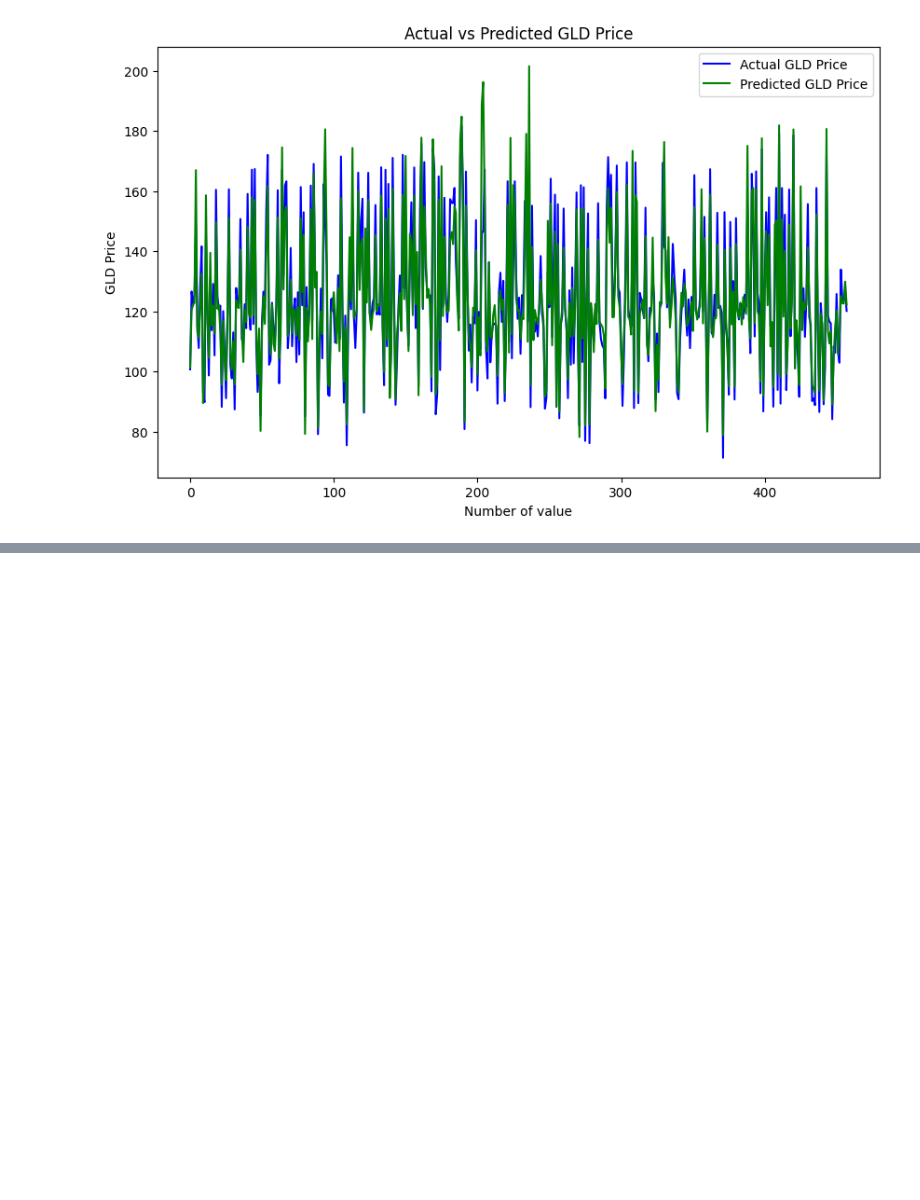
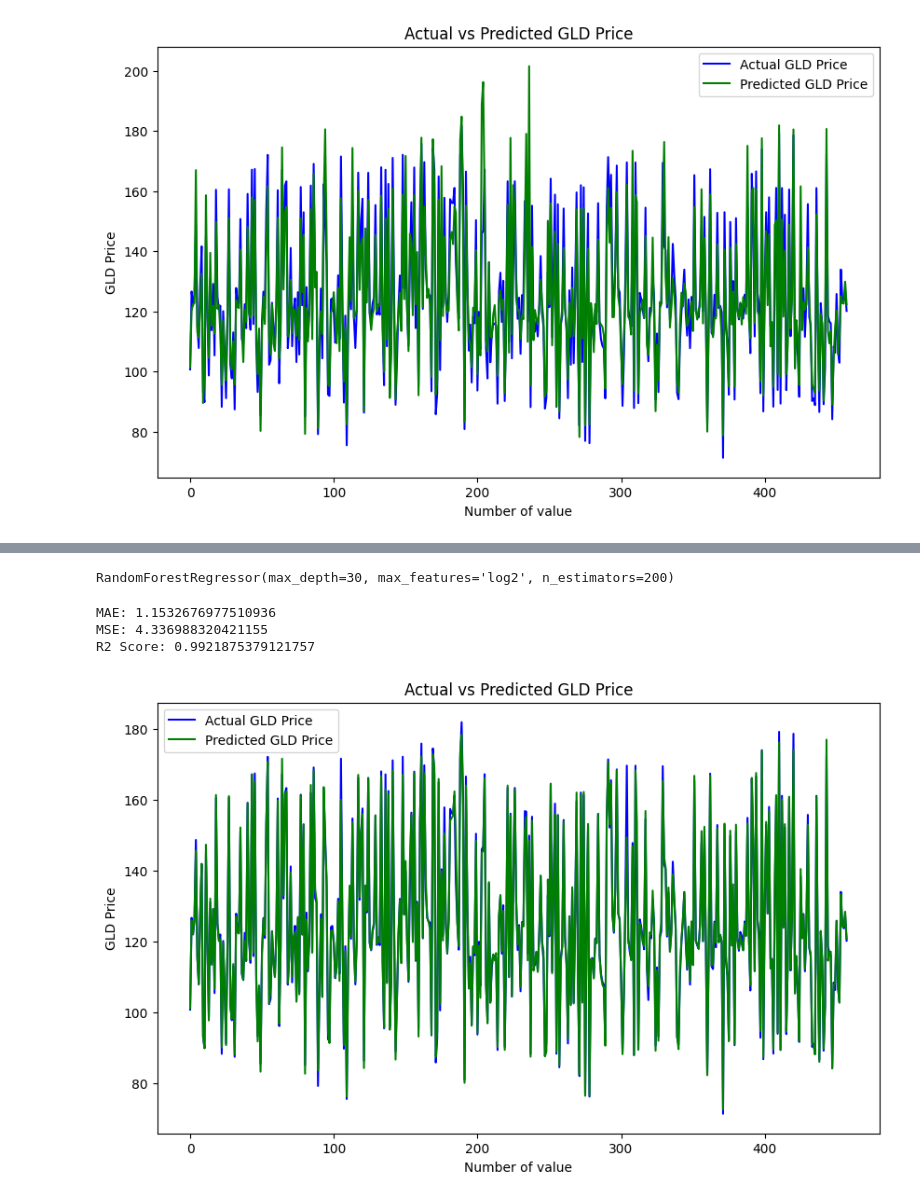
Before and after one commit to snz-mlcoder/Fashion, a Jupyter notebook: GOLDprice.ipynb, the cells around one changed output, grey strips where cells are left out. Drawn from its saved outputs; the diff is of its cells as text; code cells hidden in the pictures; blank space fills up the shorter version.

```diff
--- a/GOLDprice.ipynb
+++ b/GOLDprice.ipynb
@@ -217,0 +221,6 @@ plt.show()
+# %%
+param_grid =  {'n_estimators' : [100, 200 , 300],'max_features':['auto', 'sqrt', 'log2'],
+'max_depth':[10, 20, 30, None],'min_samples_split':[2, 5, 10],'min_samples_leaf':[1, 2, 4]}
+# %%
+grid_search = GridSearchCV(estimator=rfr, param_grid=param_grid, cv=5,scoring='neg_mean_squared_error', n_jobs=-1, verbose=2)
+grid_search.fit(X_train, y_train)
@@ -217,0 +236,29 @@ plt.show()
+# %%
+best_rfr = grid_search.best_estimator_
+print(best_rfr)
+# %% [output]
+RandomForestRegressor(max_depth=30, max_features='log2', n_estimators=200)
+# %%
+y_pred_rfr = best_rfr.predict(X_test)
+# %%
+mae_rfr = mean_absolute_error(y_test, y_pred_rfr)
+mse_rfr = mean_squared_error(y_test, y_pred_rfr)
+r2_rfr = r2_score(y_test, y_pred_rfr)
+print("MAE:", mae_rfr)
+print("MSE:", mse_rfr)
+print("R2 Score:", r2_rfr)
+# %% [output]
+MAE: 1.1532676977510936
+MSE: 4.336988320421155
+R2 Score: 0.9921875379121757
+# %%
+plt.figure(figsize=(10, 6))
+plt.plot(y_test, color='blue', label='Actual GLD Price')
+plt.plot(y_pred_rfr, color='green', label='Predicted GLD Price')
+plt.title('Actual vs Predicted GLD Price')
+plt.xlabel('Number of value')
+plt.ylabel('GLD Price')
+plt.legend()
+plt.show()
+# %% [output]
+[figure, added]
```
Also changed, not shown: parts of 6 cells of this notebook.
